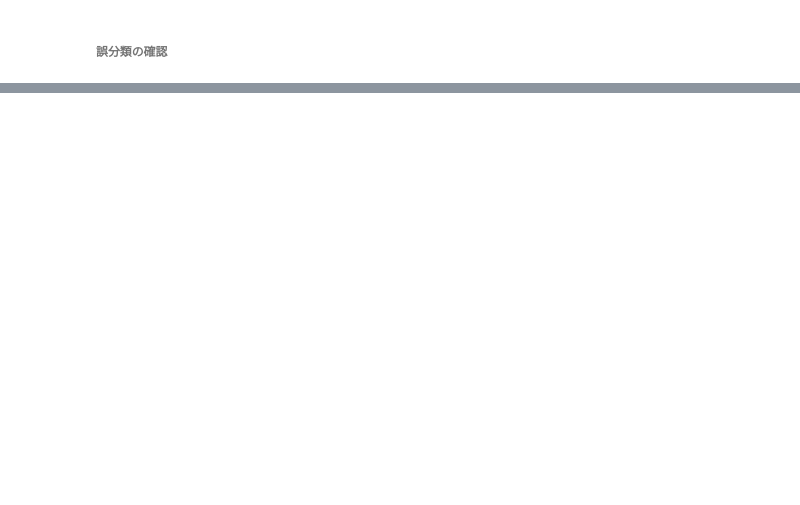
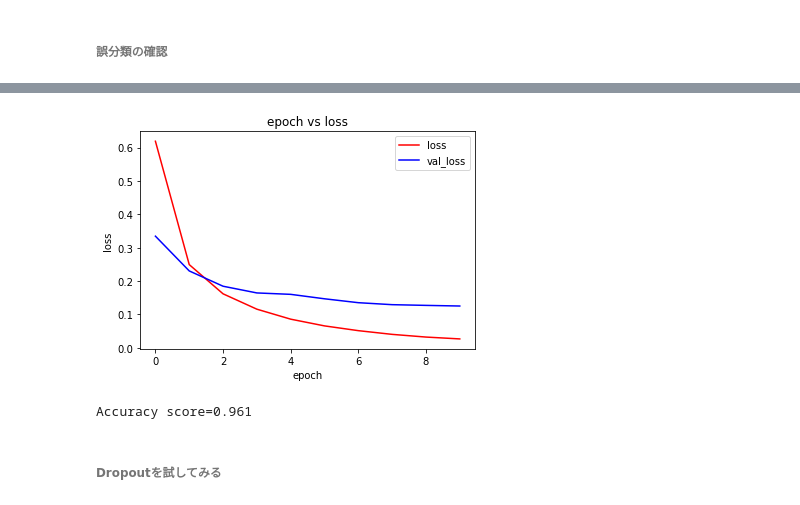
Before and after one commit to ns5849/diveintocode-ml, a Jupyter notebook: sprint11/Sprint11.ipynb, the cells around one changed output, grey strips where cells are left out. Saved outputs shown, nothing was run; the diff lists cells and outputs as text; code cells hidden in the pictures; blank space fills up the shorter version.

```diff
--- a/sprint11/Sprint11.ipynb
+++ b/sprint11/Sprint11.ipynb
@@ -740,0 +807,2 @@ for i in range(num):
+# %%
+dnn_clf = ScratchDeepNeuralNetrowkClassifier(10, 10, dnn_layer_design, False)
@@ -740,0 +827,26 @@ for i in range(num):
+# %%
+dnn_clf.fit(x_train, y_train, x_val, y_val)
+# %%
+loss = np.array(dnn_clf.loss)
+loss_ave = np.average(loss, axis=1)
+
+loss_val = np.array(dnn_clf.loss_val)
+loss_val_ave = np.average(loss_val, axis=1)
+
+plt.title("epoch vs loss")
+plt.xlabel("epoch")
+plt.ylabel("loss")
+plt.plot(loss_ave, "r", label="loss")
+plt.plot(loss_val_ave, "b", label="val_loss")
+plt.legend()
+#plt.yscale("Log")
+plt.show()
+# %% [output]
+[figure, added]
+# %%
+y_pred = dnn_clf.predict(x_val)
+print("Accuracy score={:.3f}".format(accuracy_score(y_pred, y_val)))
+# %% [output]
+Accuracy score=0.961
+# %% [markdown]
+###### Dropoutを試してみる
```
Also changed, not shown: parts of 15 cells of this notebook.
